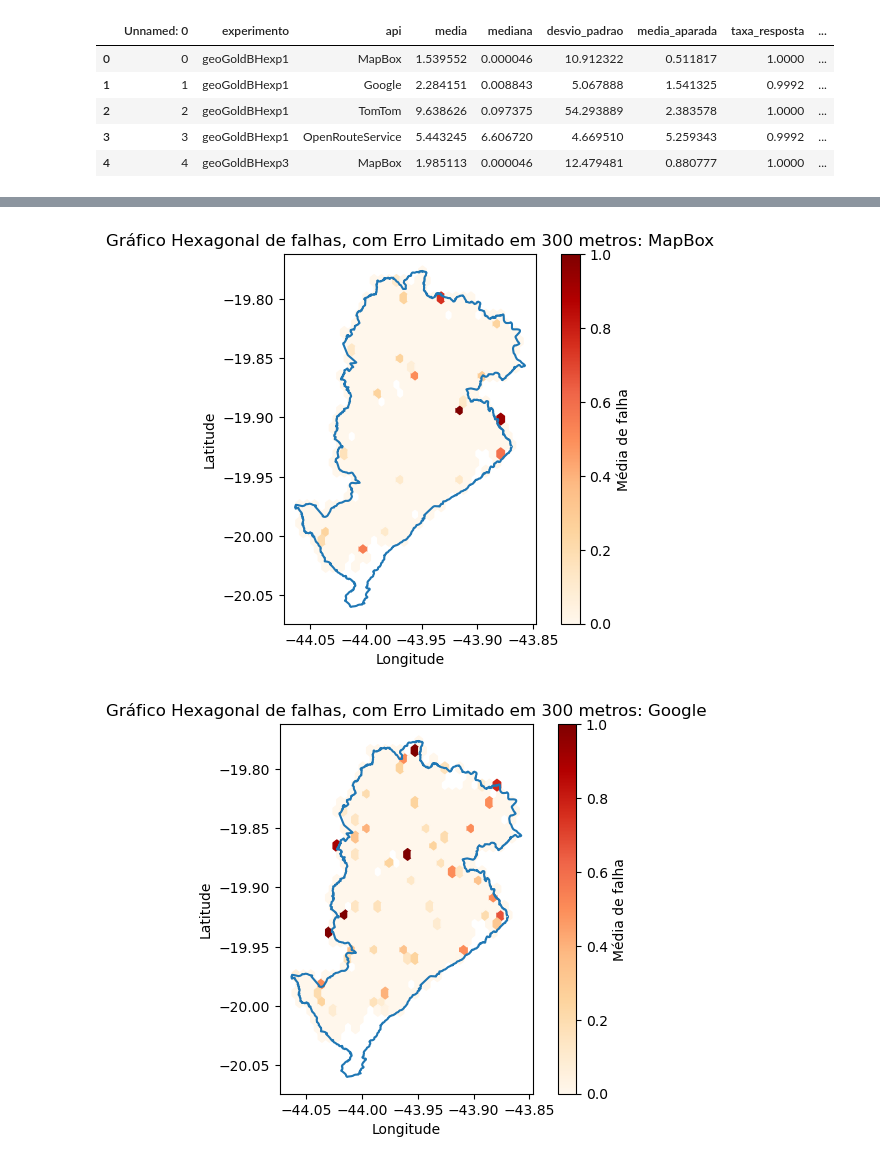
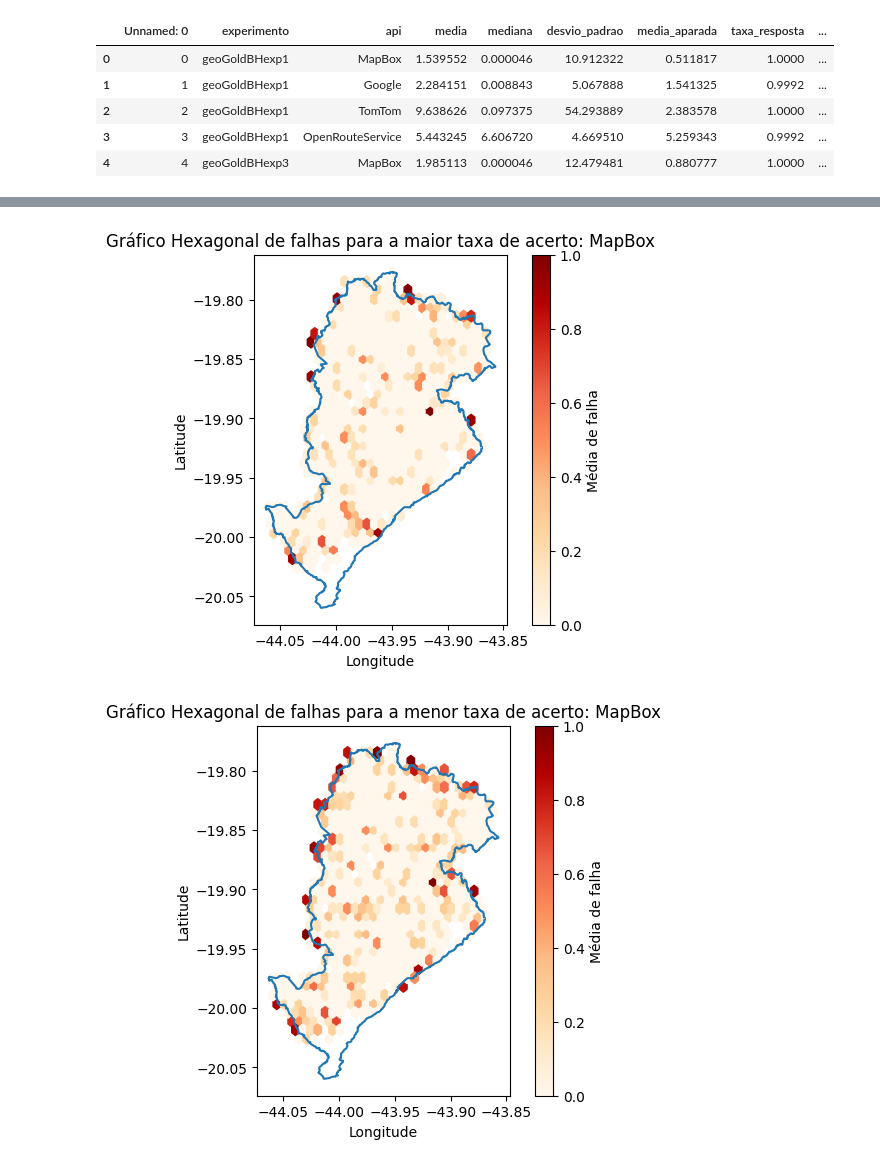
Before and after one commit to AnaLuiza241/analises-apis, a Jupyter notebook: Análise da APIS SP/construcaomapas.ipynb, the cells around one changed output, grey strips where cells are left out. Drawn from its saved outputs; the diff is of its cells as text; code cells hidden in the pictures.

Commit message:
Adicionando os gráficos de menor e maior taxa de acerto

```diff
--- a/Análise da APIS SP/construcaomapas.ipynb
+++ b/Análise da APIS SP/construcaomapas.ipynb
@@ -15,3 +13,23 @@ metricas.head()
 | 2 | 2 | geoGoldBHexp1 | TomTom | 9.638626 | 0.097375 | 54.293889 | 2.383578 | 1.0000 | ... |
 | 3 | 3 | geoGoldBHexp1 | OpenRouteService | 5.443245 | 6.606720 | 4.669510 | 5.259343 | 0.9992 | ... |
 | 4 | 4 | geoGoldBHexp3 | MapBox | 1.985113 | 0.000046 | 12.479481 | 0.880777 | 1.0000 | ... |
+# %%
+substituicoes = {
+    'geoGoldBHexp1': '1',
+    'geoGoldBHexp3': '2',
+    'geoGoldBHexp4': '2b',
+    'geoGoldBHexp5': '3',
+    'geoGoldBHexp6': '3b',
+    'geoGoldBHexp7': '4',
+    'geoGoldBHexp8': '4b',
+    'geoGoldBHexp9': '5',
+    'geoGoldBHexp10': '5b'
+}
+
+# Substituir os valores conforme o dicionário
+metricas['experimento'] = metricas['experimento'].map(substituicoes).fillna(metricas['experimento'])
+
+# Salvar o arquivo com as substituições
+metricas.to_csv('metricas_atualizado.csv', index=False)
+
+metricas.head()
@@ -26,3 +51,6 @@ shapefile_path = 'https://github.com/rcpsilva/UncertaintyQuantificationForGeocod
 gdf = gpd.read_file(shapefile_path)
 city_name = "Belo Horizonte"  # Replace with the actual city name you want to plot
 city_gdf = gdf[gdf['NM_MUN'] == city_name]
+# %%
+experimentos = pd.read_csv('geoGoldBHexpTotal.csv')
+experimentos.head()
@@ -36,7 +71,7 @@ for api in nome_apis:
 
     indice_max_taxa_acerto = metricas[filtro_api]['taxa_acerto'].idxmax()
     nome_arquivo_max = metricas.loc[indice_max_taxa_acerto, 'experimento']
-    df_max = pd.read_csv(f'{nome_arquivo_max}_erro.csv')
+    df_max = experimentos[experimentos['experimento'] == nome_arquivo_max]
     df_max = df_max[df_max['geoapi_id'] == api]
     #df = df[df['erro'] <= limite]
     falha =  df_max['erro'].apply(determinar_falha)
@@ -44,34 +79,34 @@ for api in nome_apis:
 
     city_gdf.boundary.plot()
     hb = plt.hexbin(df_max['LATITUDE'], df_max['LONGITUDE'], C=df_max['falha'], gridsize=gridsize, cmap='OrRd',reduce_C_function=np.mean)
     cb = plt.colorbar()
     cb.set_label('Média de falha')
     plt.xlabel('Longitude')
     plt.ylabel('Latitude')
     #plt.title(f'Gráfico Hexagonal de falhas, com Erro Limitado em 300 metros: {api}')
     plt.title(f'Gráfico Hexagonal de falhas para a maior taxa de acerto: {api}')
     plt.clim(vmin=0, vmax=1)
     plt.show()
 
 
     indice_min_taxa_acerto = metricas[filtro_api]['taxa_acerto'].idxmin()
-    nome_arquivo_min = metricas.loc[indice_max_taxa_acerto, 'experimento']
-    df_min = pd.read_csv(f'{nome_arquivo_min}_erro.csv')
+    nome_arquivo_min = metricas.loc[indice_min_taxa_acerto, 'experimento']
+    df_min = experimentos[experimentos['experimento'] == nome_arquivo_min]
     df_min = df_min[df_min['geoapi_id'] == api]
     falha =  df_min['erro'].apply(determinar_falha)
     df_min['falha'] = falha
 
     city_gdf.boundary.plot()
     hb = plt.hexbin(df_min['LATITUDE'], df_min['LONGITUDE'], C=df_min['falha'], gridsize=gridsize, cmap='OrRd',reduce_C_function=np.mean)
     cb = plt.colorbar()
     cb.set_label('Média de falha')
     plt.xlabel('Longitude')
     plt.ylabel('Latitude')
     #plt.title(f'Gráfico Hexagonal de falhas, com Erro Limitado em 300 metros: {api}')
     plt.title(f'Gráfico Hexagonal de falhas para a menor taxa de acerto: {api}')
     plt.clim(vmin=0, vmax=1)
     plt.show()
     #print(df.head())
 # %% [output]
-[figure, old version]
+[figure, new version]
-[figure, old version]
+[figure, new version]
```
Also changed, not shown: parts of 4 cells of this notebook, 9 other files.
